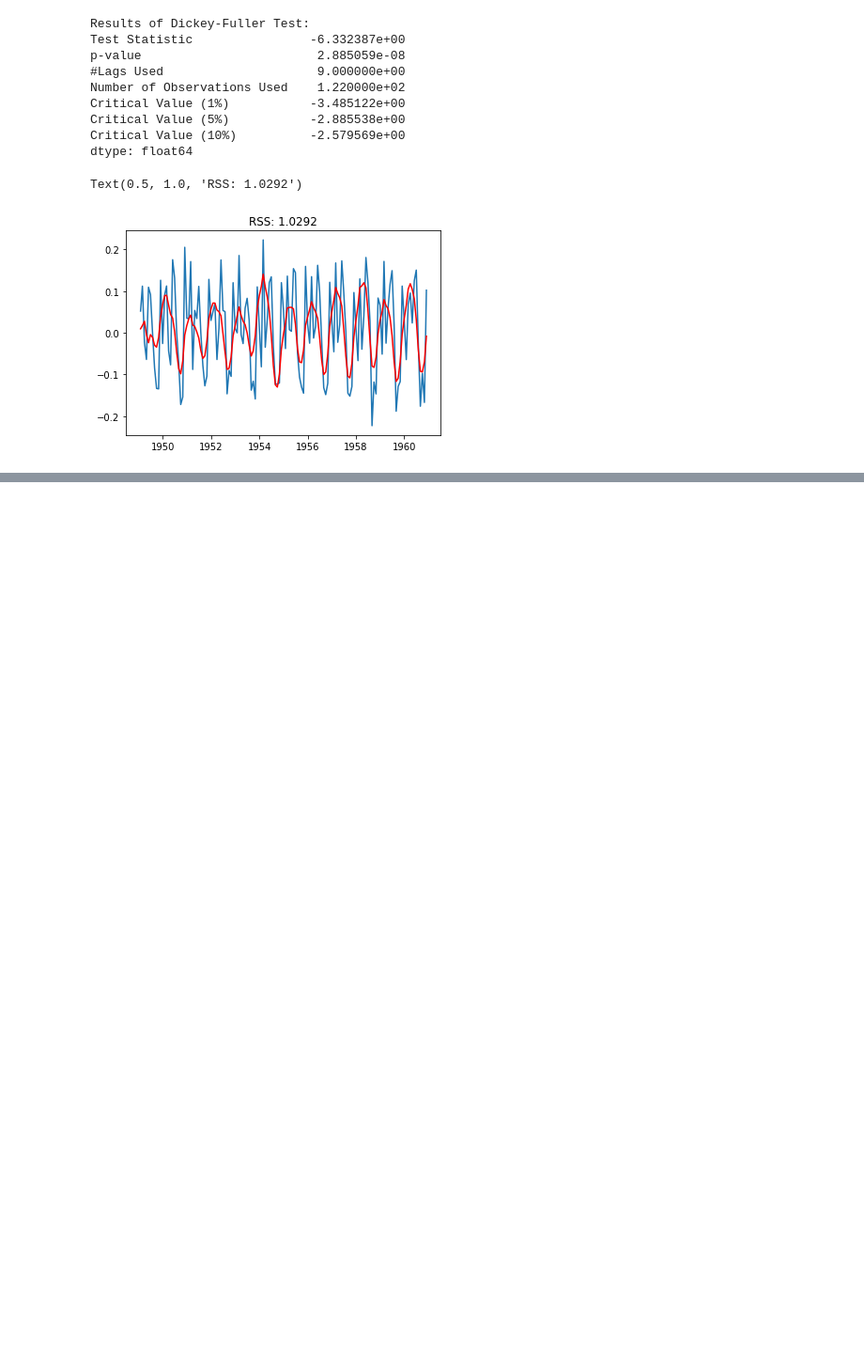
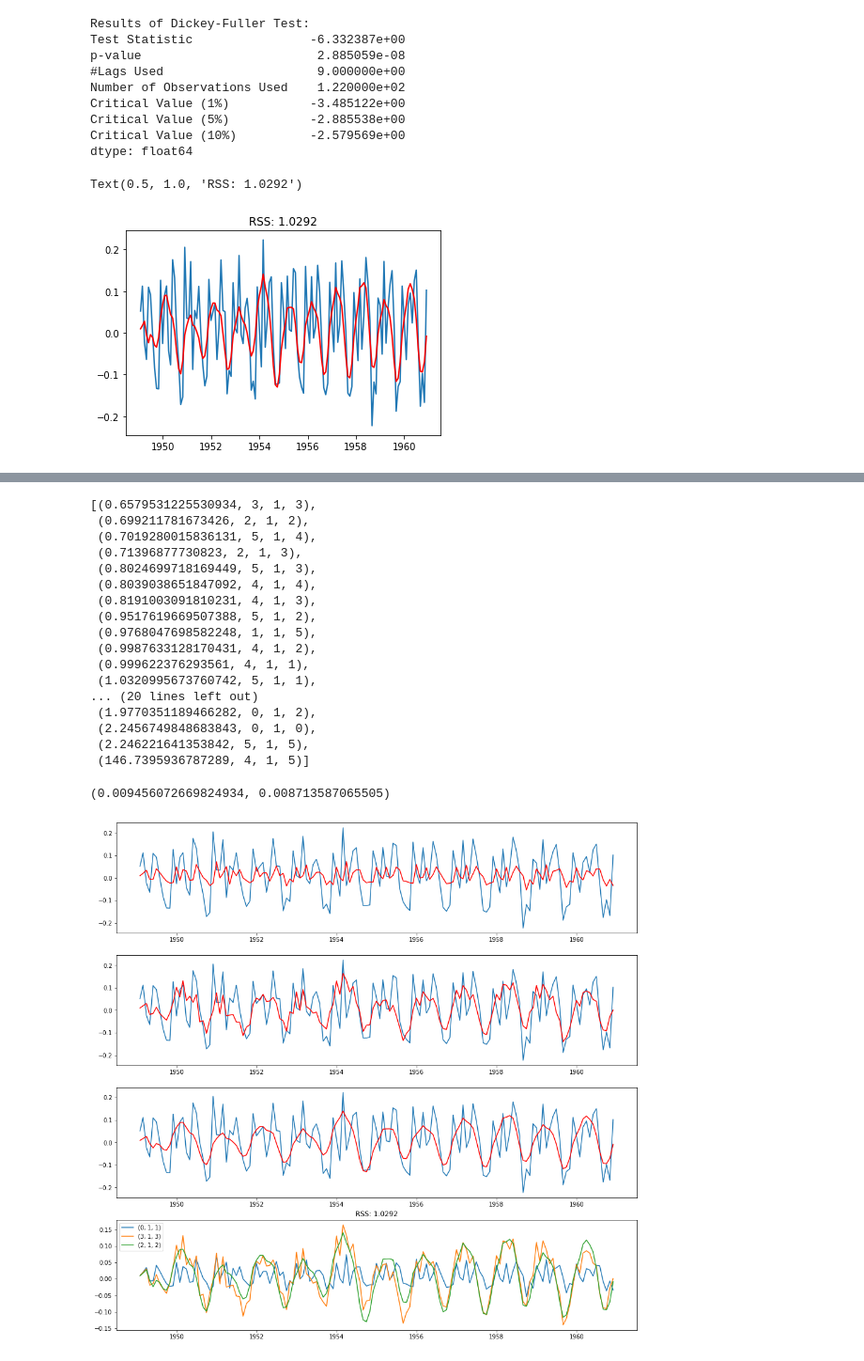
Before and after one commit to mas-student/ds-2019-03-hw12, a Jupyter notebook: hw12_part1.ipynb, the cells around one changed output, grey strips where cells are left out. Shown at 94% size. Cells and saved outputs as stored; diff of their text form; code cells hidden in the pictures; blank space fills up the shorter version.

```diff
--- a/hw12_part1.ipynb
+++ b/hw12_part1.ipynb
@@ -241 +329,53 @@ Text(0.5, 1.0, 'RSS: 0.9832')
+# %%
+orders = sorted(orders)
+display(orders)
+
+suborders = [(0, 1, 1), (3,1,3), (2,1,2)]
+
+f, ax = plt.subplots(len(suborders)+1, 1, figsize=(16, 16))
+models = []
+results = []
+for i, order in enumerate(suborders):
+    models.append(ARIMA(ts_log, order=order))
+    results_ARIMA = models[i].fit(disp=-1)
+    results.append(results_ARIMA)
+
+    ax[i].plot(ts_log_diff)
+    ax[i].plot(results_ARIMA.fittedvalues, color='red')
+    ax[len(suborders)].plot(results_ARIMA.fittedvalues, label=f'{str(order)}')
+plt.title('RSS: %.4f'% sum((results_ARIMA.fittedvalues-ts_log_diff)**2))
+plt.legend()
+
+model = ARIMA(ts_log, order=(3, 1, 3))
+# model = ARIMA(ts_log, order=(4, 1, 4))
+results_ARIMA = model.fit(disp=-1)
+
+# f, ax = plt.subplots(1, 1, figsize=(16, 8))
+# ax.plot(ts_log_diff)
+# ax.plot(results_ARIMA.fittedvalues, color='red')
+# plt.title('RSS: %.4f'% sum((results_ARIMA.fittedvalues-ts_log_diff)**2))
+
+results
+import pandas as pd
+pd.Series(results[0].fittedvalues).mean(), pd.Series(results[1].fittedvalues).mean()
+# %% [output]
+[(0.6579531225530934, 3, 1, 3),
+ (0.699211781673426, 2, 1, 2),
+ (0.7019280015836131, 5, 1, 4),
+ (0.71396877730823, 2, 1, 3),
+ (0.8024699718169449, 5, 1, 3),
+ (0.8039038651847092, 4, 1, 4),
+ (0.8191003091810231, 4, 1, 3),
+ (0.9517619669507388, 5, 1, 2),
+ (0.9768047698582248, 1, 1, 5),
+ (0.9987633128170431, 4, 1, 2),
+ (0.999622376293561, 4, 1, 1),
+ (1.0320995673760742, 5, 1, 1),
+... (20 lines left out)
+ (1.9770351189466282, 0, 1, 2),
+ (2.2456749848683843, 0, 1, 0),
+ (2.246221641353842, 5, 1, 5),
+ (146.7395936787289, 4, 1, 5)]
+(0.009456072669824934, 0.008713587065505)
+[figure, added]
 # %%
```
Also changed, not shown: parts of 11 cells of this notebook, 3 other files.
